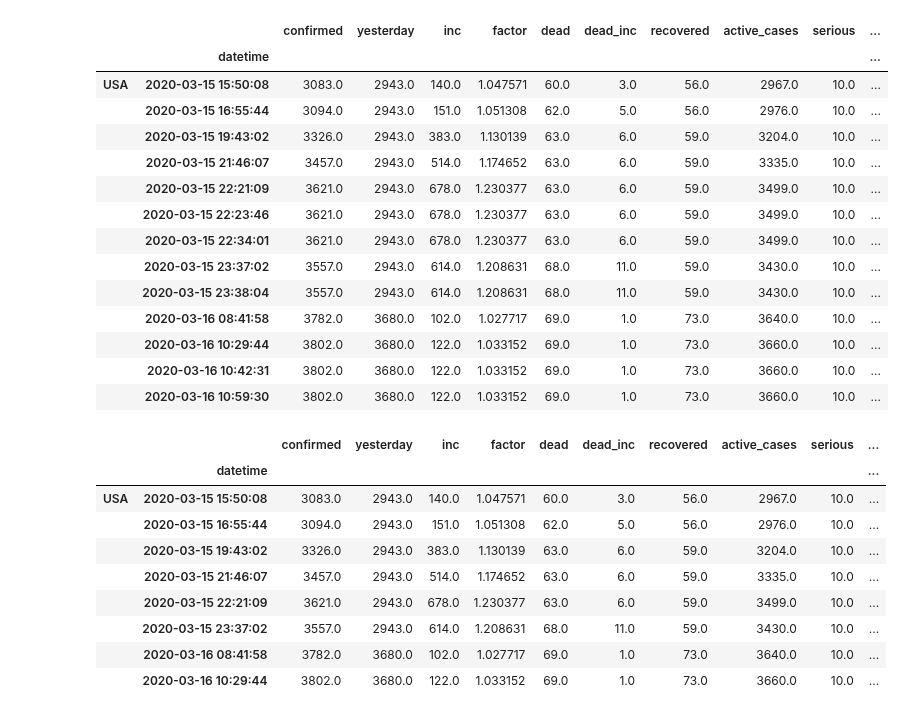
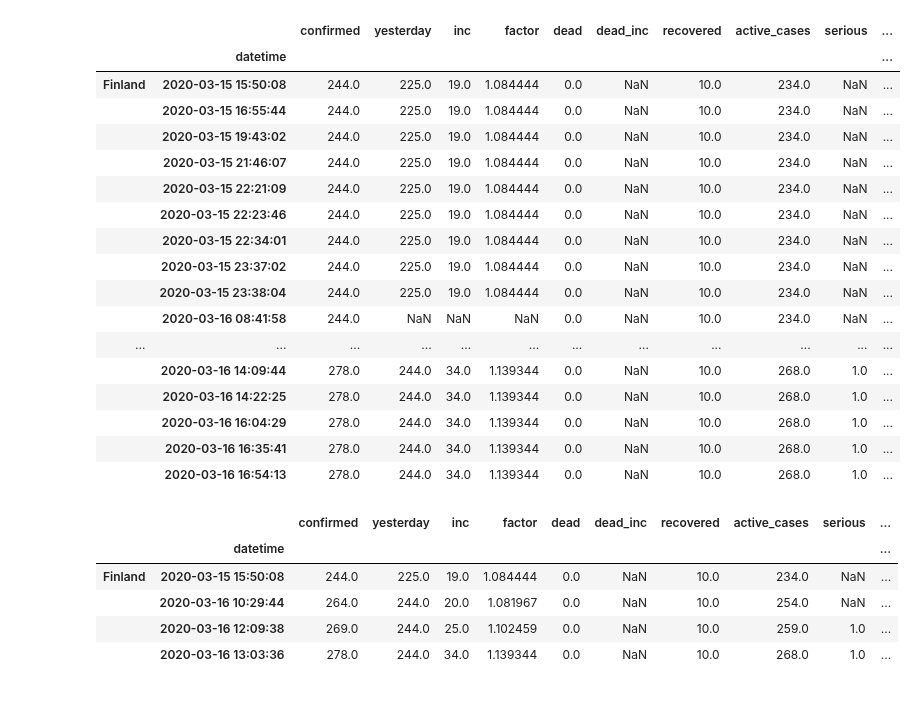
Before and after one commit to tolex3/note, a Jupyter notebook: scrape_worldometers_data.ipynb, the cells around one changed output. Saved outputs shown, nothing was run; the diff lists cells and outputs as text; code cells hidden in the pictures.

```diff
--- a/scrape_worldometers_data.ipynb
+++ b/scrape_worldometers_data.ipynb
@@ -118,6 +121,7 @@ for f in files:
     timeline_df = pd.concat([timeline_df,temp],axis=0)
 
 timeline_df.sort_index(inplace=True)
+timeline_df['dead'] = timeline_df['dead'].fillna(0)
 timeline_df
 # %% [output]
 |  |  | confirmed | yesterday | inc | factor | dead | dead_inc | recovered | active_cases | serious | ... |
@@ -137,24 +141,27 @@ timeline_df
 # %%
 timeline_group = timeline_df.groupby(level=0)
 
-a_country = timeline_group.get_group('USA')
+a_country = timeline_group.get_group('Finland')
 a_country
 # %% [output]
 |  |  | confirmed | yesterday | inc | factor | dead | dead_inc | recovered | active_cases | serious | ... |
 |  | datetime |  |  |  |  |  |  |  |  |  | ... |
-| USA | 2020-03-15 15:50:08 | 3083.0 | 2943.0 | 140.0 | 1.047571 | 60.0 | 3.0 | 56.0 | 2967.0 | 10.0 | ... |
-|  | 2020-03-15 16:55:44 | 3094.0 | 2943.0 | 151.0 | 1.051308 | 62.0 | 5.0 | 56.0 | 2976.0 | 10.0 | ... |
-|  | 2020-03-15 19:43:02 | 3326.0 | 2943.0 | 383.0 | 1.130139 | 63.0 | 6.0 | 59.0 | 3204.0 | 10.0 | ... |
-|  | 2020-03-15 21:46:07 | 3457.0 | 2943.0 | 514.0 | 1.174652 | 63.0 | 6.0 | 59.0 | 3335.0 | 10.0 | ... |
-|  | 2020-03-15 22:21:09 | 3621.0 | 2943.0 | 678.0 | 1.230377 | 63.0 | 6.0 | 59.0 | 3499.0 | 10.0 | ... |
-|  | 2020-03-15 22:23:46 | 3621.0 | 2943.0 | 678.0 | 1.230377 | 63.0 | 6.0 | 59.0 | 3499.0 | 10.0 | ... |
-|  | 2020-03-15 22:34:01 | 3621.0 | 2943.0 | 678.0 | 1.230377 | 63.0 | 6.0 | 59.0 | 3499.0 | 10.0 | ... |
-|  | 2020-03-15 23:37:02 | 3557.0 | 2943.0 | 614.0 | 1.208631 | 68.0 | 11.0 | 59.0 | 3430.0 | 10.0 | ... |
-|  | 2020-03-15 23:38:04 | 3557.0 | 2943.0 | 614.0 | 1.208631 | 68.0 | 11.0 | 59.0 | 3430.0 | 10.0 | ... |
-|  | 2020-03-16 08:41:58 | 3782.0 | 3680.0 | 102.0 | 1.027717 | 69.0 | 1.0 | 73.0 | 3640.0 | 10.0 | ... |
-|  | 2020-03-16 10:29:44 | 3802.0 | 3680.0 | 122.0 | 1.033152 | 69.0 | 1.0 | 73.0 | 3660.0 | 10.0 | ... |
-|  | 2020-03-16 10:42:31 | 3802.0 | 3680.0 | 122.0 | 1.033152 | 69.0 | 1.0 | 73.0 | 3660.0 | 10.0 | ... |
-|  | 2020-03-16 10:59:30 | 3802.0 | 3680.0 | 122.0 | 1.033152 | 69.0 | 1.0 | 73.0 | 3660.0 | 10.0 | ... |
+| Finland | 2020-03-15 15:50:08 | 244.0 | 225.0 | 19.0 | 1.084444 | 0.0 | NaN | 10.0 | 234.0 | NaN | ... |
+|  | 2020-03-15 16:55:44 | 244.0 | 225.0 | 19.0 | 1.084444 | 0.0 | NaN | 10.0 | 234.0 | NaN | ... |
+|  | 2020-03-15 19:43:02 | 244.0 | 225.0 | 19.0 | 1.084444 | 0.0 | NaN | 10.0 | 234.0 | NaN | ... |
+|  | 2020-03-15 21:46:07 | 244.0 | 225.0 | 19.0 | 1.084444 | 0.0 | NaN | 10.0 | 234.0 | NaN | ... |
+|  | 2020-03-15 22:21:09 | 244.0 | 225.0 | 19.0 | 1.084444 | 0.0 | NaN | 10.0 | 234.0 | NaN | ... |
+|  | 2020-03-15 22:23:46 | 244.0 | 225.0 | 19.0 | 1.084444 | 0.0 | NaN | 10.0 | 234.0 | NaN | ... |
+|  | 2020-03-15 22:34:01 | 244.0 | 225.0 | 19.0 | 1.084444 | 0.0 | NaN | 10.0 | 234.0 | NaN | ... |
+|  | 2020-03-15 23:37:02 | 244.0 | 225.0 | 19.0 | 1.084444 | 0.0 | NaN | 10.0 | 234.0 | NaN | ... |
+|  | 2020-03-15 23:38:04 | 244.0 | 225.0 | 19.0 | 1.084444 | 0.0 | NaN | 10.0 | 234.0 | NaN | ... |
+|  | 2020-03-16 08:41:58 | 244.0 | NaN | NaN | NaN | 0.0 | NaN | 10.0 | 234.0 | NaN | ... |
+| ... | ... | ... | ... | ... | ... | ... | ... | ... | ... | ... | ... |
+|  | 2020-03-16 14:09:44 | 278.0 | 244.0 | 34.0 | 1.139344 | 0.0 | NaN | 10.0 | 268.0 | 1.0 | ... |
+|  | 2020-03-16 14:22:25 | 278.0 | 244.0 | 34.0 | 1.139344 | 0.0 | NaN | 10.0 | 268.0 | 1.0 | ... |
+|  | 2020-03-16 16:04:29 | 278.0 | 244.0 | 34.0 | 1.139344 | 0.0 | NaN | 10.0 | 268.0 | 1.0 | ... |
+|  | 2020-03-16 16:35:41 | 278.0 | 244.0 | 34.0 | 1.139344 | 0.0 | NaN | 10.0 | 268.0 | 1.0 | ... |
+|  | 2020-03-16 16:54:13 | 278.0 | 244.0 | 34.0 | 1.139344 | 0.0 | NaN | 10.0 | 268.0 | 1.0 | ... |
 # %%
 non_duplicates = ( ( a_country['confirmed'] != a_country['confirmed'].shift() )  | (
     a_country['dead'] != a_country['dead'].shift()))
@@ -164,14 +171,10 @@ a_country
 # %% [output]
 |  |  | confirmed | yesterday | inc | factor | dead | dead_inc | recovered | active_cases | serious | ... |
 |  | datetime |  |  |  |  |  |  |  |  |  | ... |
-| USA | 2020-03-15 15:50:08 | 3083.0 | 2943.0 | 140.0 | 1.047571 | 60.0 | 3.0 | 56.0 | 2967.0 | 10.0 | ... |
-|  | 2020-03-15 16:55:44 | 3094.0 | 2943.0 | 151.0 | 1.051308 | 62.0 | 5.0 | 56.0 | 2976.0 | 10.0 | ... |
-|  | 2020-03-15 19:43:02 | 3326.0 | 2943.0 | 383.0 | 1.130139 | 63.0 | 6.0 | 59.0 | 3204.0 | 10.0 | ... |
-|  | 2020-03-15 21:46:07 | 3457.0 | 2943.0 | 514.0 | 1.174652 | 63.0 | 6.0 | 59.0 | 3335.0 | 10.0 | ... |
-|  | 2020-03-15 22:21:09 | 3621.0 | 2943.0 | 678.0 | 1.230377 | 63.0 | 6.0 | 59.0 | 3499.0 | 10.0 | ... |
-|  | 2020-03-15 23:37:02 | 3557.0 | 2943.0 | 614.0 | 1.208631 | 68.0 | 11.0 | 59.0 | 3430.0 | 10.0 | ... |
-|  | 2020-03-16 08:41:58 | 3782.0 | 3680.0 | 102.0 | 1.027717 | 69.0 | 1.0 | 73.0 | 3640.0 | 10.0 | ... |
-|  | 2020-03-16 10:29:44 | 3802.0 | 3680.0 | 122.0 | 1.033152 | 69.0 | 1.0 | 73.0 | 3660.0 | 10.0 | ... |
+| Finland | 2020-03-15 15:50:08 | 244.0 | 225.0 | 19.0 | 1.084444 | 0.0 | NaN | 10.0 | 234.0 | NaN | ... |
+|  | 2020-03-16 10:29:44 | 264.0 | 244.0 | 20.0 | 1.081967 | 0.0 | NaN | 10.0 | 254.0 | NaN | ... |
+|  | 2020-03-16 12:09:38 | 269.0 | 244.0 | 25.0 | 1.102459 | 0.0 | NaN | 10.0 | 259.0 | 1.0 | ... |
+|  | 2020-03-16 13:03:36 | 278.0 | 244.0 | 34.0 | 1.139344 | 0.0 | NaN | 10.0 | 268.0 | 1.0 | ... |
 # %%
 
 
```
Also changed, not shown: parts of 12 cells of this notebook.
